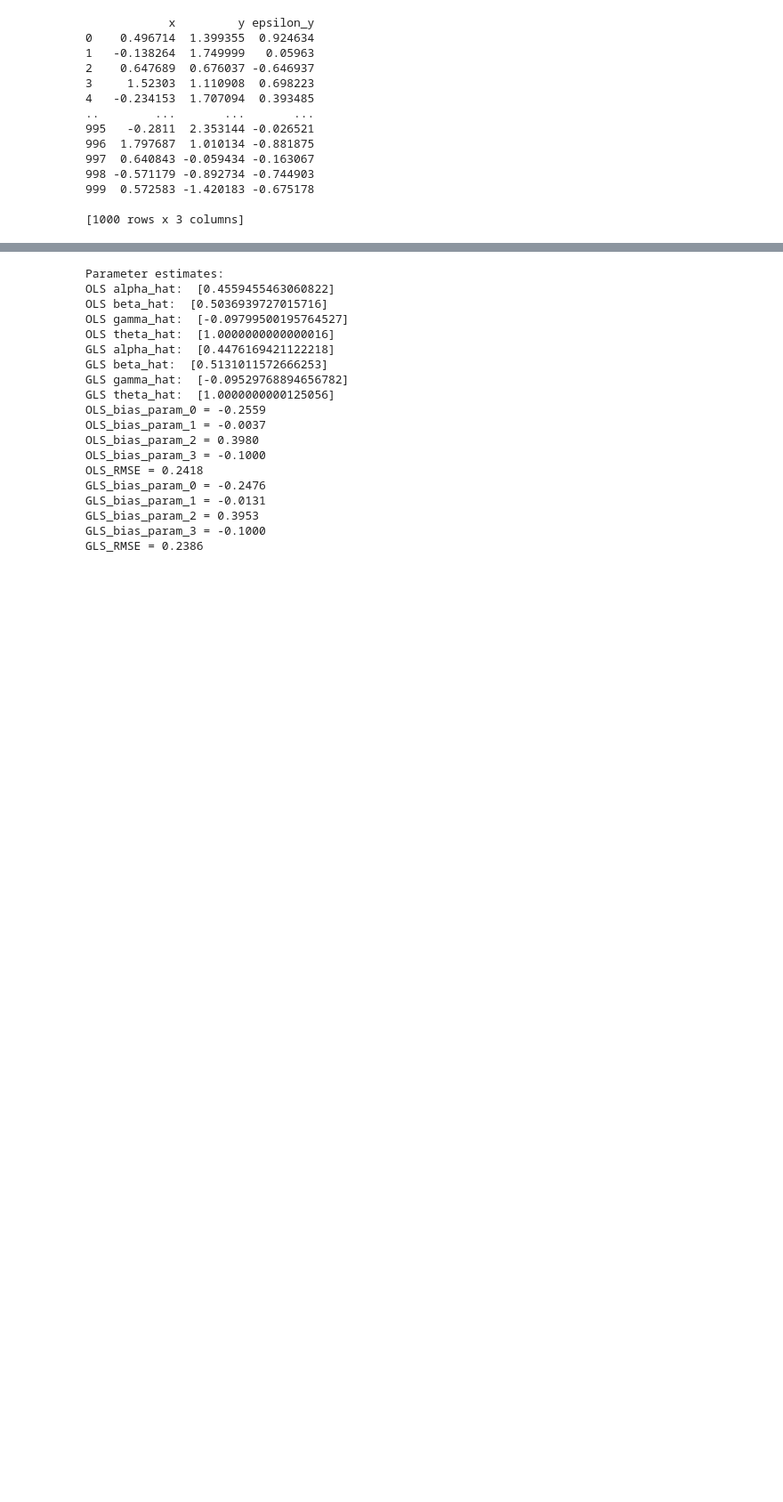
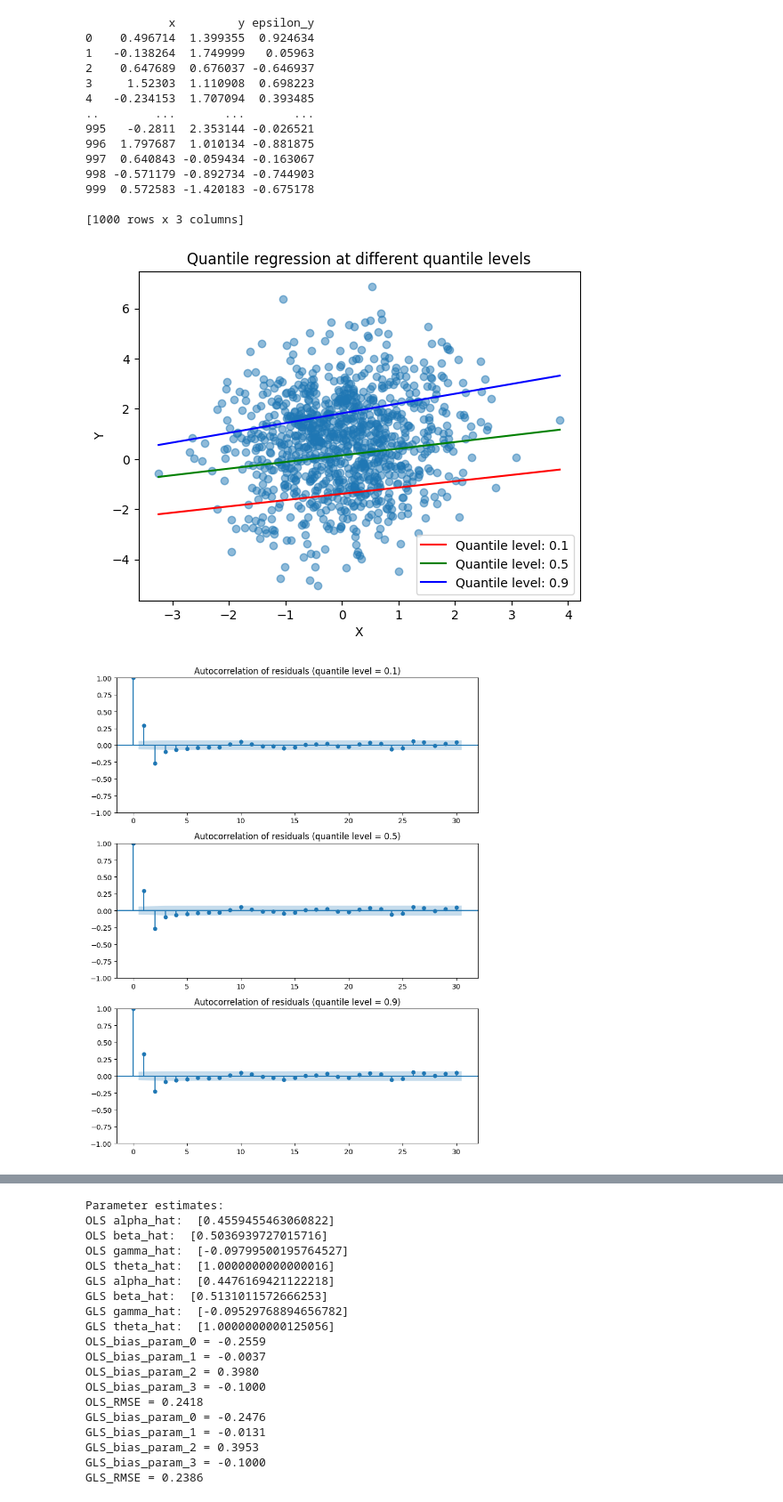
Before and after one commit to FrancescaBelloni/GLS-Quantile-Regression-Asymmetric-Laplace, a Jupyter notebook: simulation_notes.ipynb, the cells around one changed output, grey strips where cells are left out. Shown at 89% size. Saved outputs shown, nothing was run; the diff lists cells and outputs as text; code cells hidden in the pictures; blank space fills up the shorter version.

```diff
--- a/simulation_notes.ipynb
+++ b/simulation_notes.ipynb
@@ -127,3 +127,60 @@ print(df)
 999  0.572583 -1.420183 -0.675178
 
 [1000 rows x 3 columns]
+# %%
+################################ Quantile linear regression with package ################################
+def fit_quantile(df):
+
+    y = df['y'].values.astype(float)
+    x = df['x'].values.astype(float)
+    y_lag = np.roll(y, 1)
+    y_lag[0] = 0
+
+    X = np.column_stack((np.ones_like(x), y_lag, x))
+
+    quant_reg_1 = sm.QuantReg(y, X).fit(q=0.1)
+    quant_reg_5 = sm.QuantReg(y, X).fit(q=0.5)
+    quant_reg_9 = sm.QuantReg(y, X).fit(q=0.9)
+
+    # Plot the scatter data and the quantile regression lines
+    fig, ax = plt.subplots()
+    ax.scatter(x, y, alpha=0.5)
+
+    # Generate x values for the regression lines
+    x_vals = np.linspace(np.min(x), np.max(x), 250)
+
+    # Plot the regression lines
+    ax.plot(x_vals, quant_reg_1.params[0] + quant_reg_1.params[1]*0 + quant_reg_1.params[2]*x_vals, 'r', label='Quantile level: 0.1')
+    ax.plot(x_vals, quant_reg_5.params[0] + quant_reg_5.params[1]*0 + quant_reg_5.params[2]*x_vals, 'g', label='Quantile level: 0.5')
+    ax.plot(x_vals, quant_reg_9.params[0] + quant_reg_9.params[1]*0 + quant_reg_9.params[2]*x_vals, 'b', label='Quantile level: 0.9')
+
+    # Add a legend and labels to the plot
+    ax.legend()
+    ax.set_xlabel('X')
+    ax.set_ylabel('Y')
+    ax.set_title('Quantile regression at different quantile levels')
+
+    plt.show()
+
+################################ Autocorrelation of the residuals ##############################
+    residuals_1 = quant_reg_1.resid # Calculate the residuals
+    residuals_5 = quant_reg_5.resid # Calculate the residuals
+    residuals_9 = quant_reg_9.resid # Calculate the residuals
+
+    # Plot the autocorrelation function of the residuals for all three quantile regression models in one plot
+    fig, ax = plt.subplots(3, 1, figsize=(8, 10))
+    plot_acf(quant_reg_1.resid, ax=ax[0])
+    ax[0].set_title('Autocorrelation of residuals (quantile level = 0.1)')
+    plot_acf(quant_reg_5.resid, ax=ax[1])
+    ax[1].set_title('Autocorrelation of residuals (quantile level = 0.5)')
+    plot_acf(quant_reg_9.resid, ax=ax[2])
+    ax[2].set_title('Autocorrelation of residuals (quantile level = 0.9)')
+    plt.tight_layout()
+    plt.show()
+
+    return quant_reg_1.summary(), quant_reg_5.summary(), quant_reg_9.summary()
+
+fit_quantile(df)
+# %% [output]
+[figure, added]
+[figure, added]
```
Also changed, not shown: parts of 2 cells of this notebook, 2 other files.
